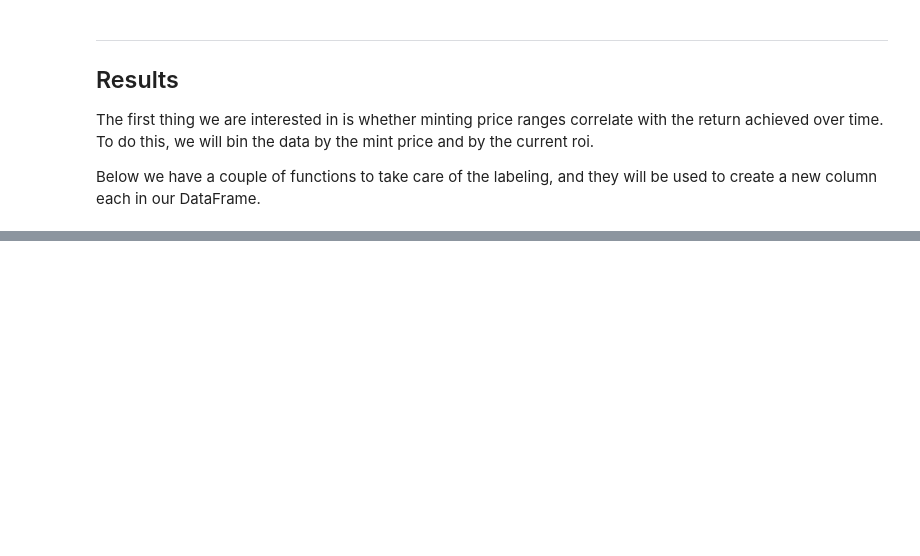
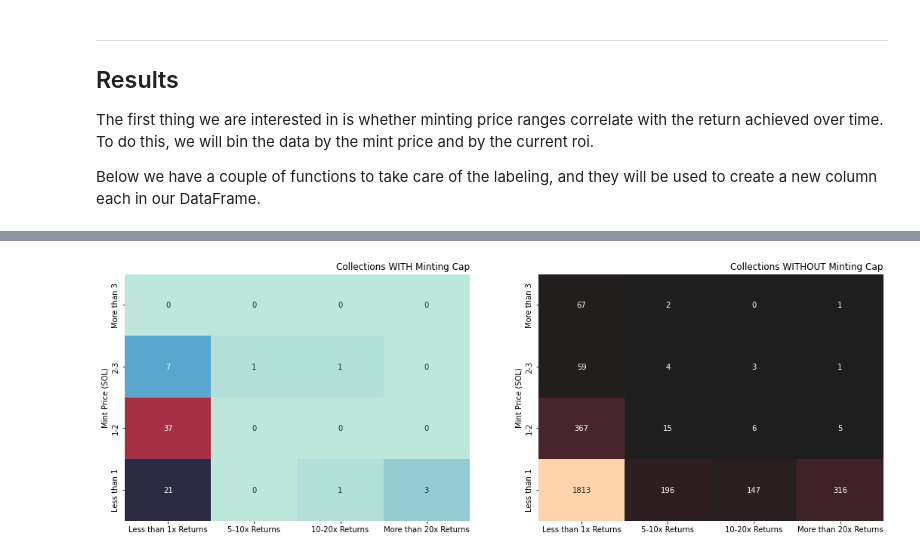
Before and after one commit to MeiLiing/flipside_bounties, a Jupyter notebook: solana_nft_bounty/nft_mint_sweetspot.ipynb, the cells around one changed output, grey strips where cells are left out. Cells and saved outputs as stored; diff of their text form; code cells hidden in the pictures; blank space fills up the shorter version.

```diff
--- a/solana_nft_bounty/nft_mint_sweetspot.ipynb
+++ b/solana_nft_bounty/nft_mint_sweetspot.ipynb
@@ -242,0 +301,33 @@ plt.show()
+# %%
+plt.figure(figsize=(18,6))
+
+plt.subplot(1,2,1)
+
+values = []
+for col in pivoted.columns:
+    for i in list(pivoted[col]):
+        values.append(i)
+cap_center = np.median(values)
+ax1 = sns.heatmap(pivoted_cap, annot=True, cbar=False, fmt='g', center=cap_center)
+ax1.invert_yaxis()
+plt.title('Collections WITH Minting Cap',
+    loc='right',
+    size='large'
+    )
+
+plt.subplot(1,2,2)
+
+values = []
+for col in pivoted.columns:
+    for i in list(pivoted[col]):
+        values.append(i)
+nocap_center = np.median(values)
+ax2 = sns.heatmap(pivoted_nocap, annot=True, cbar=False, fmt='g', center=nocap_center)
+ax2.invert_yaxis()
+plt.title('Collections WITHOUT Minting Cap',
+    loc='right',
+    size='large'
+    )
+plt.show()
+# %% [output]
+[figure, added]
```
Also changed, not shown: parts of 5 cells of this notebook.
